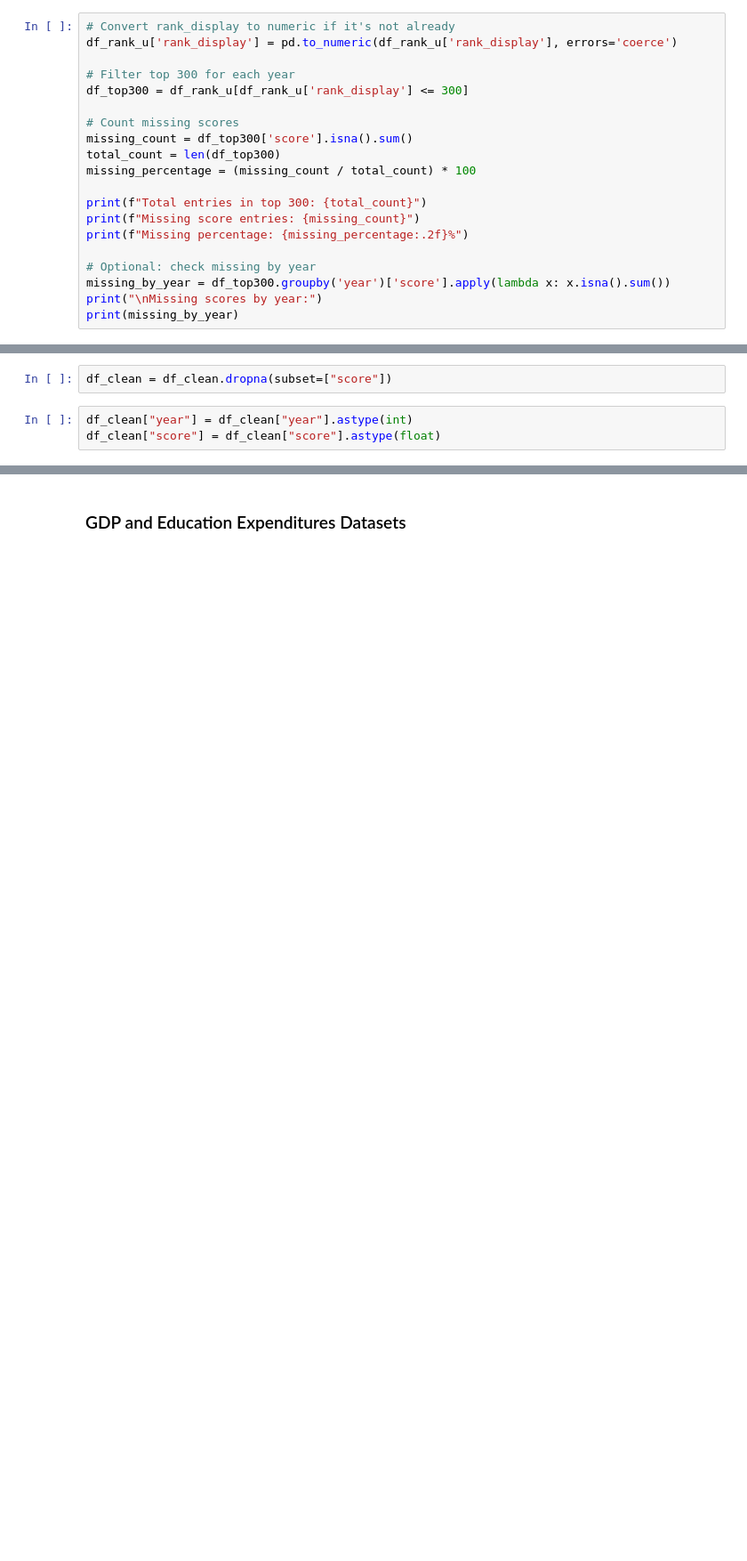
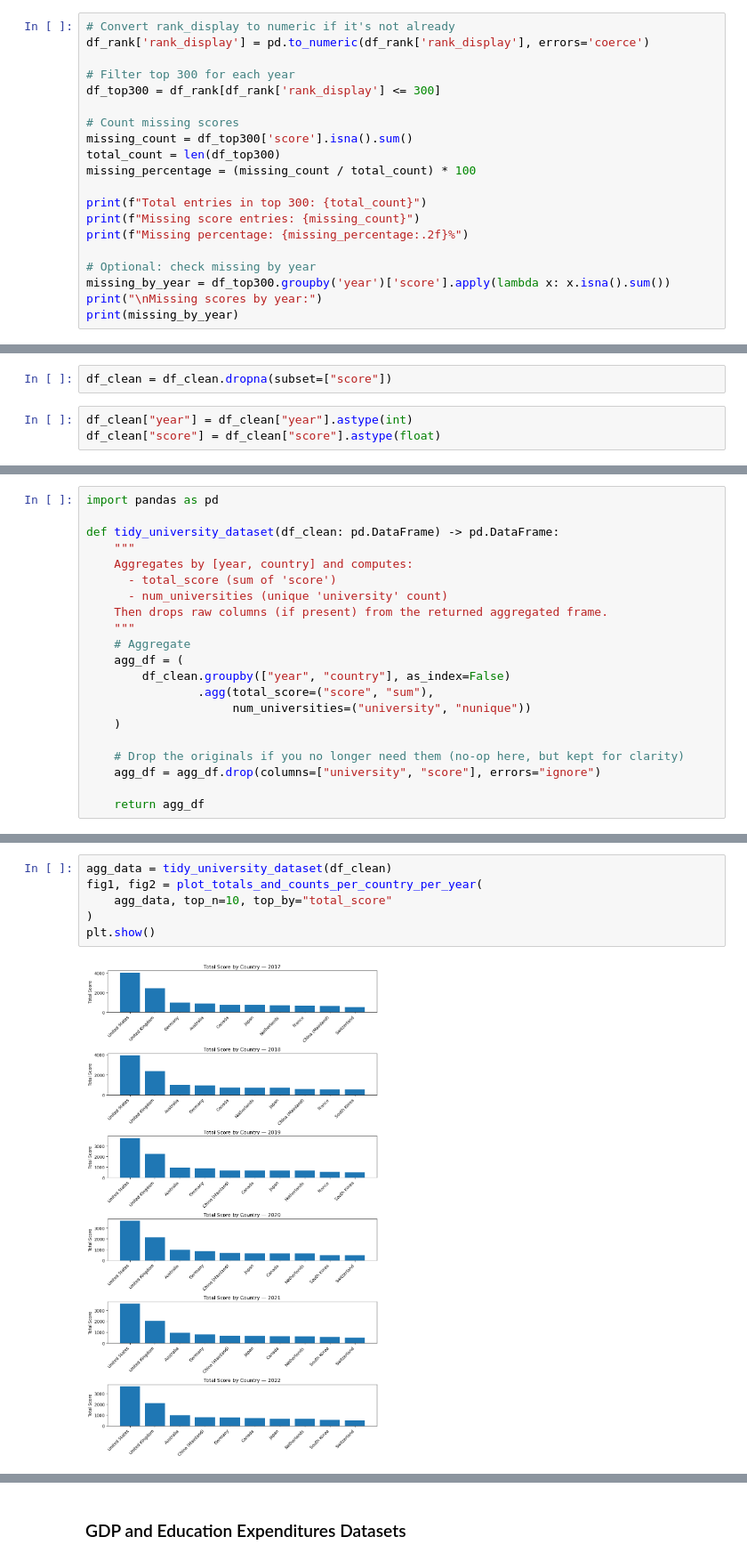
Before and after one commit to i11g/Data-Science-Project, a Jupyter notebook: Data.ipynb, the cells around one changed output, grey strips where cells are left out. Shown at 89% size. Drawn from its saved outputs; the diff is of its cells as text; blank space fills up the shorter version.

```diff
--- a/Data.ipynb
+++ b/Data.ipynb
@@ -396,10 +388,10 @@ research_output              2
 dtype: int64
 # %%
 # Convert rank_display to numeric if it's not already
-df_rank_u['rank_display'] = pd.to_numeric(df_rank_u['rank_display'], errors='coerce')
+df_rank['rank_display'] = pd.to_numeric(df_rank['rank_display'], errors='coerce')
 
 # Filter top 300 for each year
-df_top300 = df_rank_u[df_rank_u['rank_display'] <= 300]
+df_top300 = df_rank[df_rank['rank_display'] <= 300]
 
 # Count missing scores
 missing_count = df_top300['score'].isna().sum()
@@ -619,0 +535,21 @@ def plot_totals_and_counts_per_country_per_year(df_clean, top_n=10):
+# %%
+import pandas as pd
+
+def tidy_university_dataset(df_clean: pd.DataFrame) -> pd.DataFrame:
+    """
+    Aggregates by [year, country] and computes:
+      - total_score (sum of 'score')
+      - num_universities (unique 'university' count)
+    Then drops raw columns (if present) from the returned aggregated frame.
+    """
+    # Aggregate
+    agg_df = (
+        df_clean.groupby(["year", "country"], as_index=False)
+                .agg(total_score=("score", "sum"),
+                     num_universities=("university", "nunique"))
+    )
+
+    # Drop the originals if you no longer need them (no-op here, but kept for clarity)
+    agg_df = agg_df.drop(columns=["university", "score"], errors="ignore")
+
+    return agg_df
@@ -619,0 +620,8 @@ def plot_totals_and_counts_per_country_per_year(df_clean, top_n=10):
+# %%
+agg_data = tidy_university_dataset(df_clean)
+fig1, fig2 = plot_totals_and_counts_per_country_per_year(
+    agg_data, top_n=10, top_by="total_score"
+)
+plt.show()
+# %% [output]
+[figure, added]
```
Also changed, not shown: parts of 46 cells of this notebook, 12 other files.
